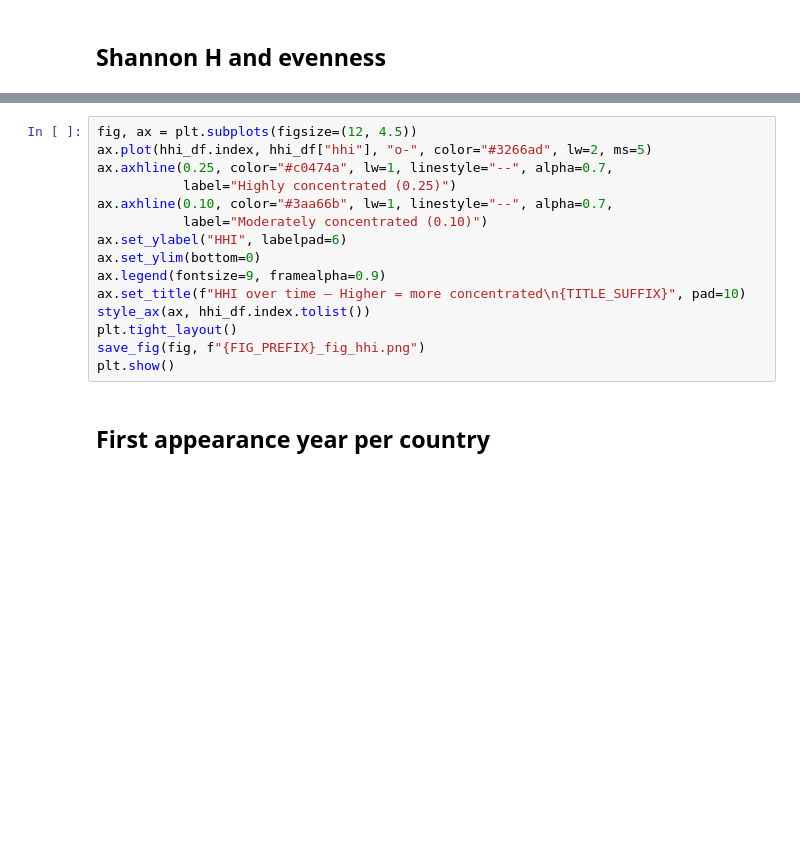
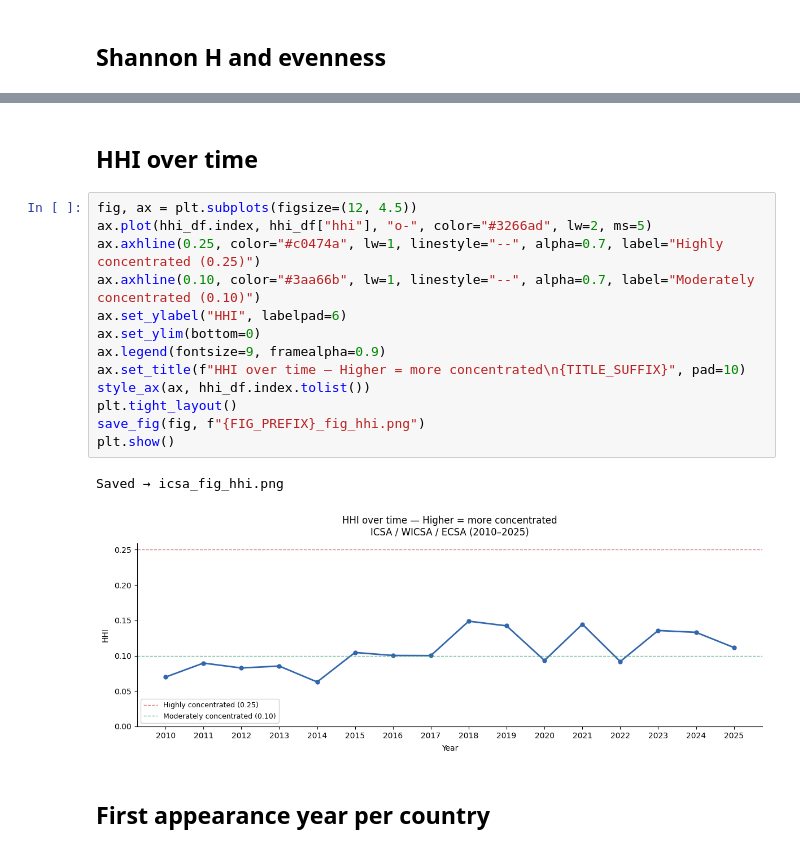
Before and after one commit to amyhoyt625/geo_data, a Jupyter notebook: src/analysis/icsa_timeseries.ipynb, the cells around one changed output, grey strips where cells are left out. Saved outputs shown, nothing was run; the diff lists cells and outputs as text; blank space fills up the shorter version.

```diff
--- a/src/analysis/icsa_timeseries.ipynb
+++ b/src/analysis/icsa_timeseries.ipynb
@@ -253,18 +215,21 @@ plt.show()
+# %% [markdown]
+## HHI over time
 # %%
 fig, ax = plt.subplots(figsize=(12, 4.5))
 ax.plot(hhi_df.index, hhi_df["hhi"], "o-", color="#3266ad", lw=2, ms=5)
-ax.axhline(0.25, color="#c0474a", lw=1, linestyle="--", alpha=0.7,
-           label="Highly concentrated (0.25)")
-ax.axhline(0.10, color="#3aa66b", lw=1, linestyle="--", alpha=0.7,
-           label="Moderately concentrated (0.10)")
+ax.axhline(0.25, color="#c0474a", lw=1, linestyle="--", alpha=0.7, label="Highly concentrated (0.25)")
+ax.axhline(0.10, color="#3aa66b", lw=1, linestyle="--", alpha=0.7, label="Moderately concentrated (0.10)")
 ax.set_ylabel("HHI", labelpad=6)
 ax.set_ylim(bottom=0)
 ax.legend(fontsize=9, framealpha=0.9)
 ax.set_title(f"HHI over time — Higher = more concentrated\n{TITLE_SUFFIX}", pad=10)
 style_ax(ax, hhi_df.index.tolist())
 plt.tight_layout()
 save_fig(fig, f"{FIG_PREFIX}_fig_hhi.png")
 plt.show()
+# %% [output]
+Saved → icsa_fig_hhi.png
+[figure, added]
 # %% [markdown]
 ## First appearance year per country
 # %%
```
Also changed, not shown: parts of 12 cells of this notebook, 15 other files.
